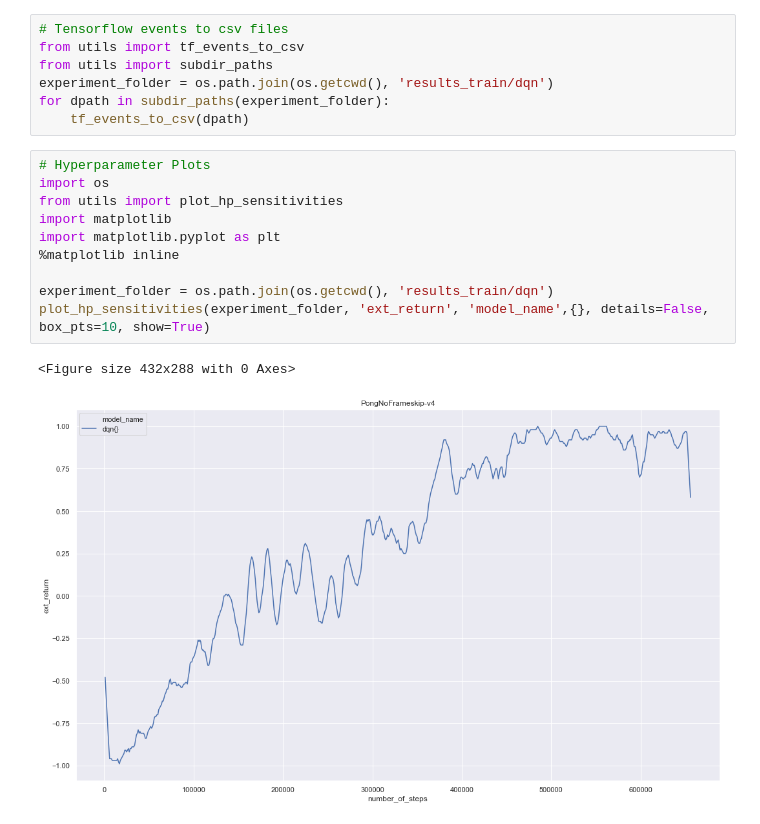
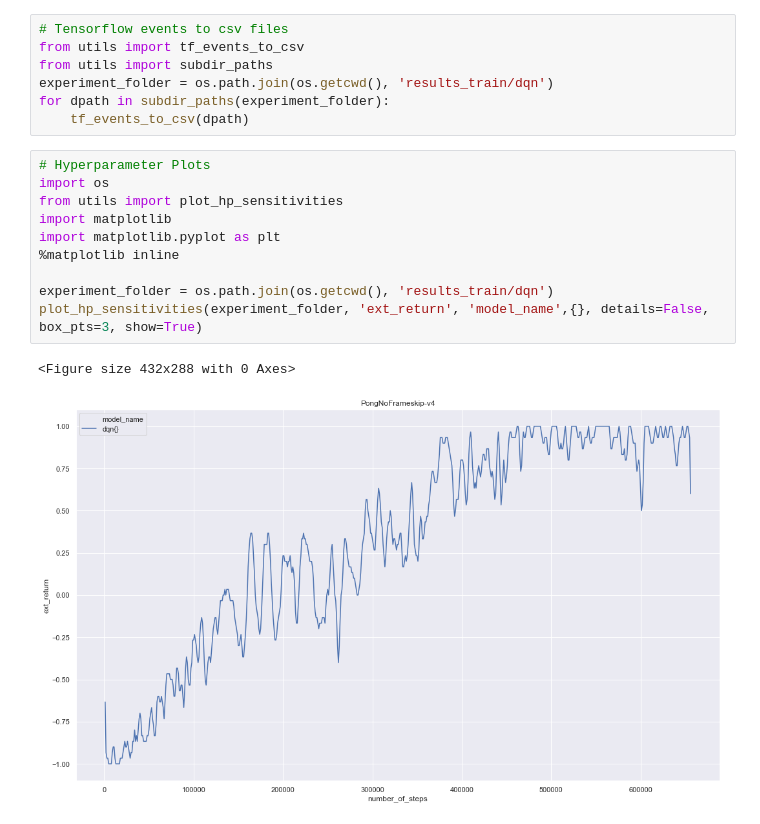
Before and after one commit to RaoulMa/pong, a Jupyter notebook: analysis.ipynb, the cells around one changed output. Cells and saved outputs as stored; diff of their text form.

```diff
--- a/analysis.ipynb
+++ b/analysis.ipynb
@@ -150,13 +150,13 @@ for dpath in subdir_paths(experiment_folder):
 # %%
 # Hyperparameter Plots
 import os
 from utils import plot_hp_sensitivities
 import matplotlib
 import matplotlib.pyplot as plt
 %matplotlib inline
 
 experiment_folder = os.path.join(os.getcwd(), 'results_train/dqn')
-plot_hp_sensitivities(experiment_folder, 'ext_return', 'model_name',{}, details=False, box_pts=10, show=True)
+plot_hp_sensitivities(experiment_folder, 'ext_return', 'model_name',{}, details=False, box_pts=3, show=True)
 # %% [output]
 <Figure size 432x288 with 0 Axes>
-[figure, old version]
+[figure, new version]
```
Also changed, not shown: 1 other file.
